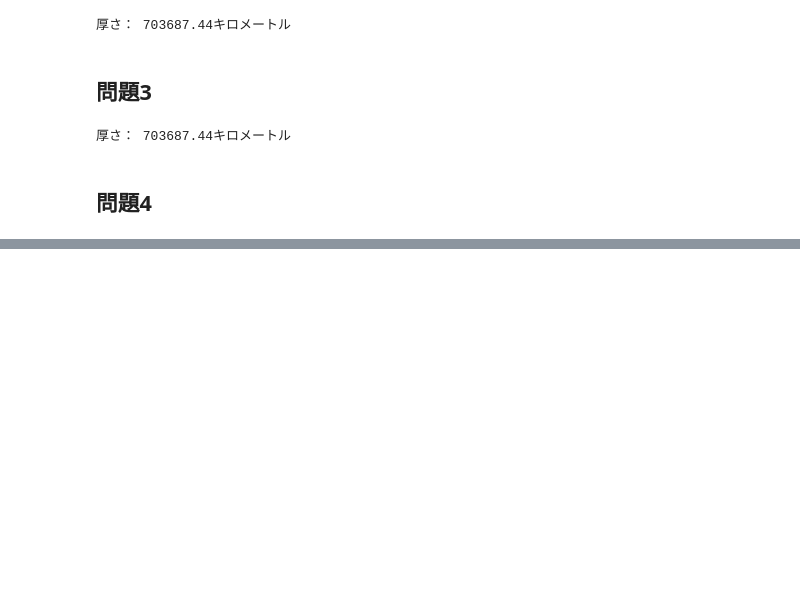
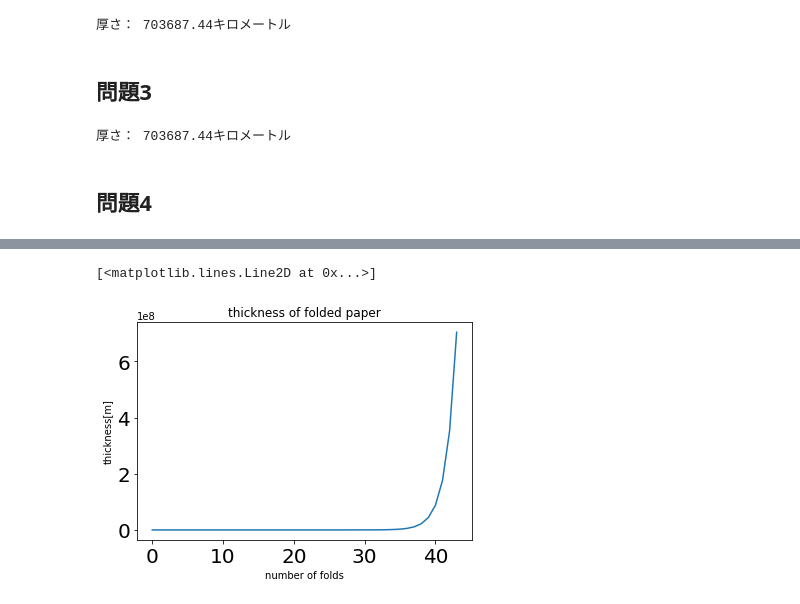
Before and after one commit to savslug/worksample, a Jupyter notebook: 2_example_answer.ipynb, the cells around one changed output, grey strips where cells are left out. Saved outputs shown, nothing was run; the diff lists cells and outputs as text; code cells hidden in the pictures; blank space fills up the shorter version.

```diff
--- a/2_example_answer.ipynb
+++ b/2_example_answer.ipynb
@@ -107,0 +216,12 @@ time : 0.00045680999755859375[s]
+# %%
+"""
+軸の値を大きく表示する。
+"""
+plt.title("thickness of folded paper")
+plt.xlabel("number of folds")
+plt.ylabel("thickness[m]")
+plt.tick_params(labelsize=20) # 軸の値に関する設定を行う
+plt.plot(record)
+# %% [output]
+[<matplotlib.lines.Line2D at 0x...>]
+[figure, added]
```
Also changed, not shown: parts of 13 cells of this notebook, 1 other file.
